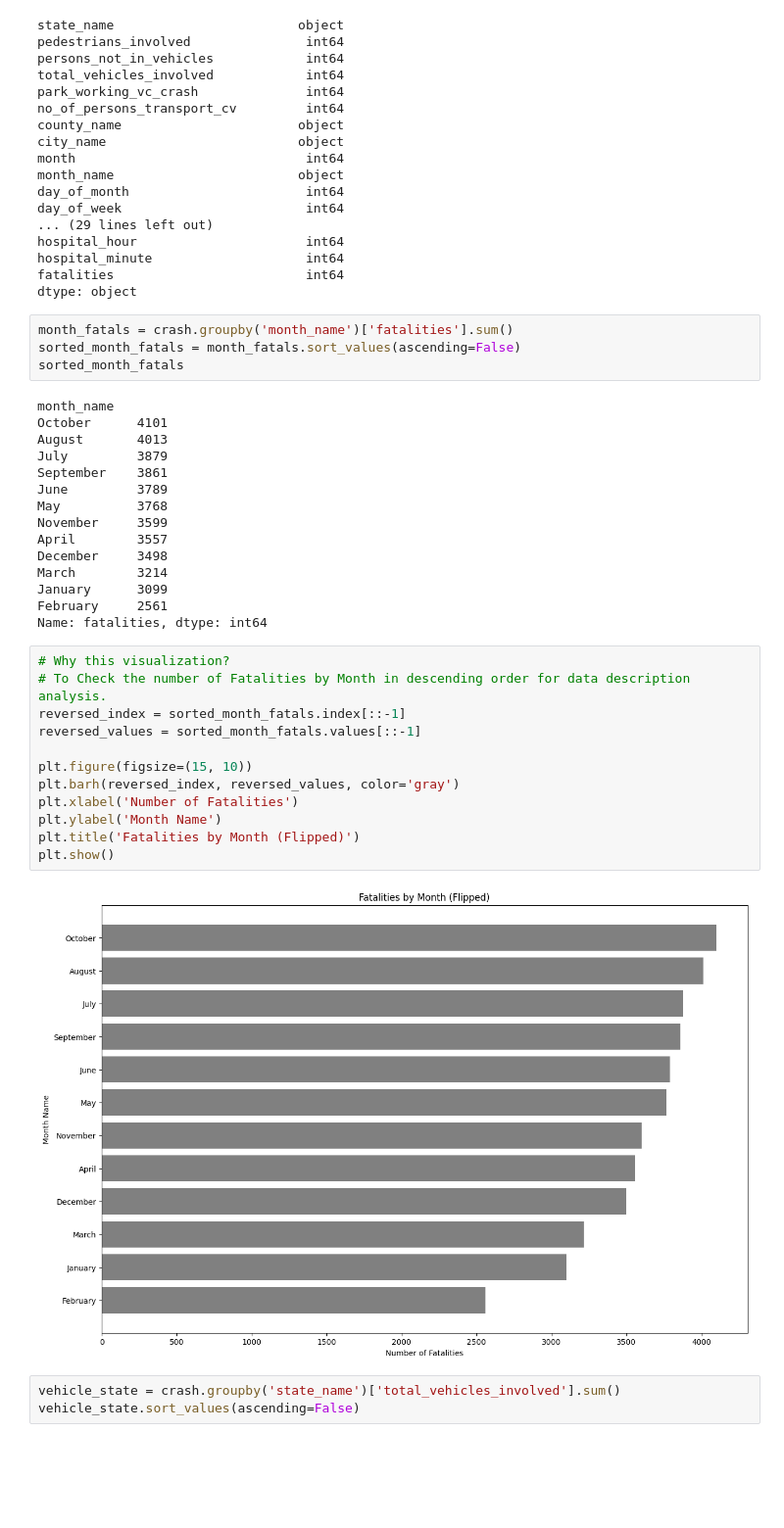
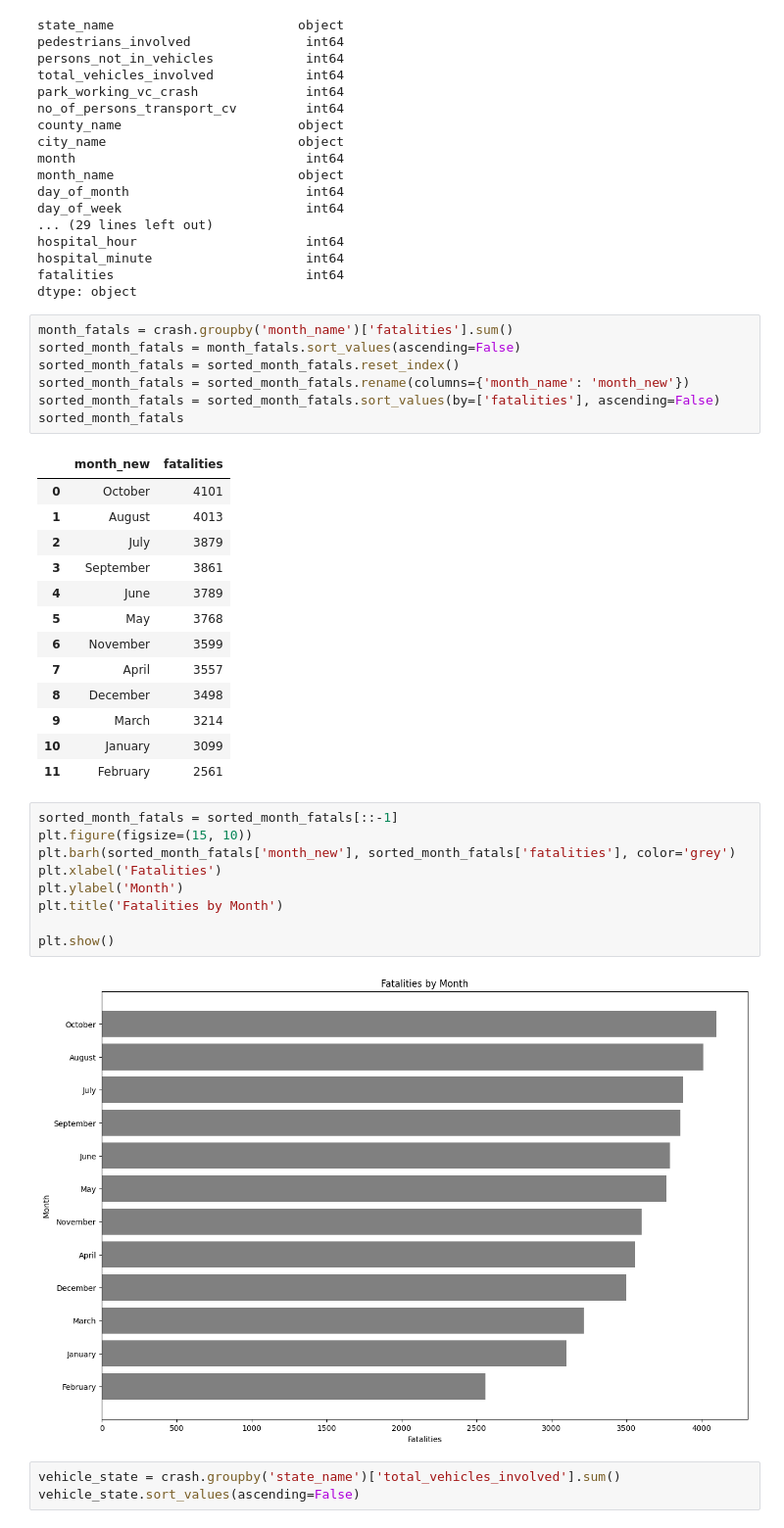
Before and after one commit to PranitKatwe/Car-Crash-Statistical-Analysis-using-Python, a Jupyter notebook: Car Crash Statistical Analysis.ipynb, the cells around one changed output. Shown: that part at 98% size. Drawn from its saved outputs; the diff is of its cells as text; blank space fills up the shorter version.

```diff
--- a/Car Crash Statistical Analysis.ipynb
+++ b/Car Crash Statistical Analysis.ipynb
@@ -288,36 +292,35 @@ dtype: object
 # %%
 month_fatals = crash.groupby('month_name')['fatalities'].sum()
 sorted_month_fatals = month_fatals.sort_values(ascending=False)
+sorted_month_fatals = sorted_month_fatals.reset_index()
+sorted_month_fatals = sorted_month_fatals.rename(columns={'month_name': 'month_new'})
+sorted_month_fatals = sorted_month_fatals.sort_values(by=['fatalities'], ascending=False)
 sorted_month_fatals
 # %% [output]
-month_name
-October      4101
-August       4013
-July         3879
-September    3861
-June         3789
-May          3768
-November     3599
-April        3557
-December     3498
-March        3214
-January      3099
-February     2561
-Name: fatalities, dtype: int64
+|  | month_new | fatalities |
+| 0 | October | 4101 |
+| 1 | August | 4013 |
+| 2 | July | 3879 |
+| 3 | September | 3861 |
+| 4 | June | 3789 |
+| 5 | May | 3768 |
+| 6 | November | 3599 |
+| 7 | April | 3557 |
+| 8 | December | 3498 |
+| 9 | March | 3214 |
+| 10 | January | 3099 |
+| 11 | February | 2561 |
-# %%
-# Why this visualization?
-# To Check the number of Fatalities by Month in descending order for data description analysis.
-reversed_index = sorted_month_fatals.index[::-1]
-reversed_values = sorted_month_fatals.values[::-1]
-
-plt.figure(figsize=(15, 10))
-plt.barh(reversed_index, reversed_values, color='gray')
-plt.xlabel('Number of Fatalities')
-plt.ylabel('Month Name')
-plt.title('Fatalities by Month (Flipped)')
-plt.show()
-# %% [output]
-[figure, removed]
+# %%
+sorted_month_fatals = sorted_month_fatals[::-1]
+plt.figure(figsize=(15, 10))
+plt.barh(sorted_month_fatals['month_new'], sorted_month_fatals['fatalities'], color='grey')
+plt.xlabel('Fatalities')
+plt.ylabel('Month')
+plt.title('Fatalities by Month')
+
+plt.show()
+# %% [output]
+[figure, added]
 # %%
 vehicle_state = crash.groupby('state_name')['total_vehicles_involved'].sum()
 vehicle_state.sort_values(ascending=False)
```
Also changed, not shown: parts of 14 cells of this notebook.
